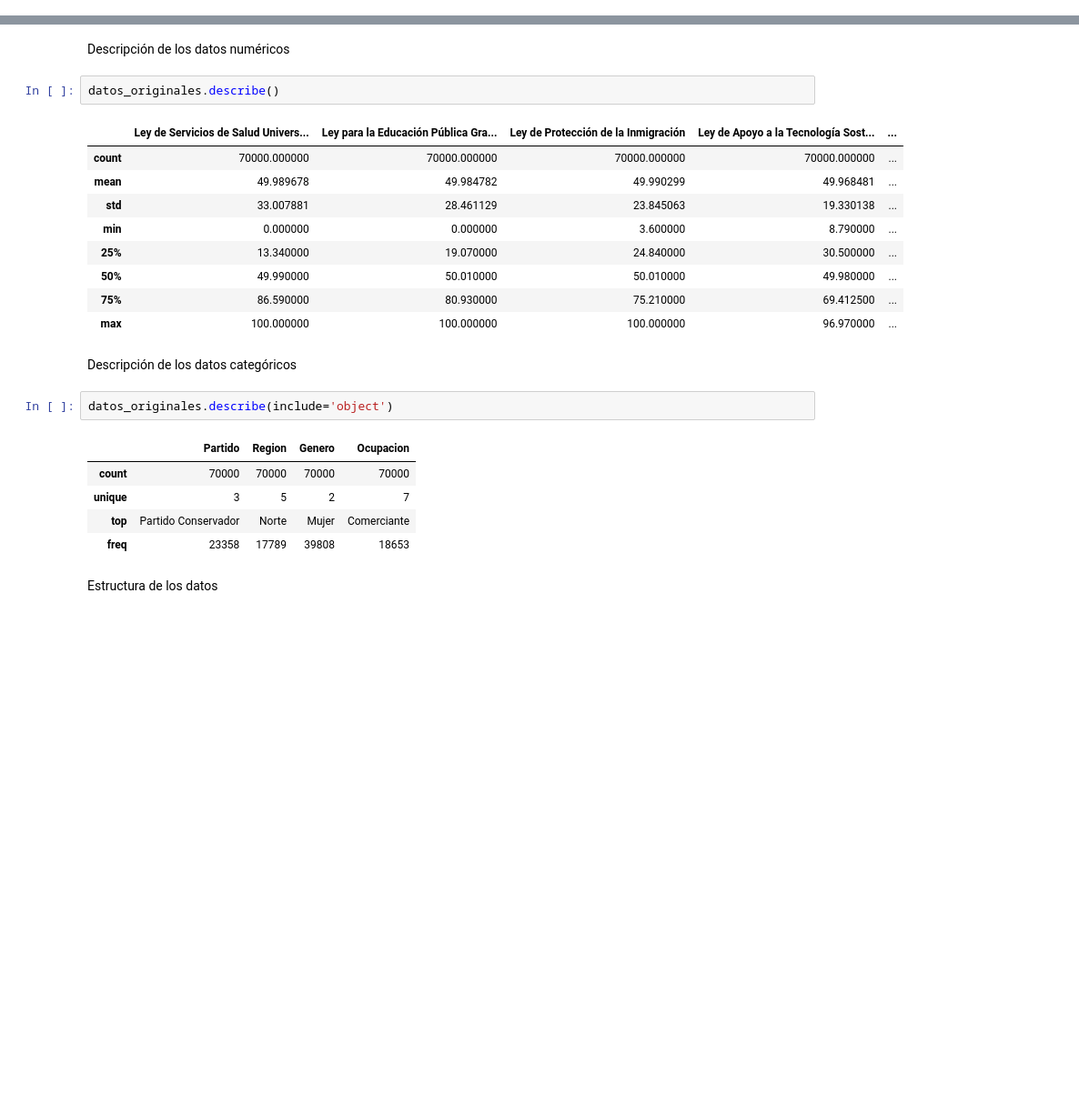
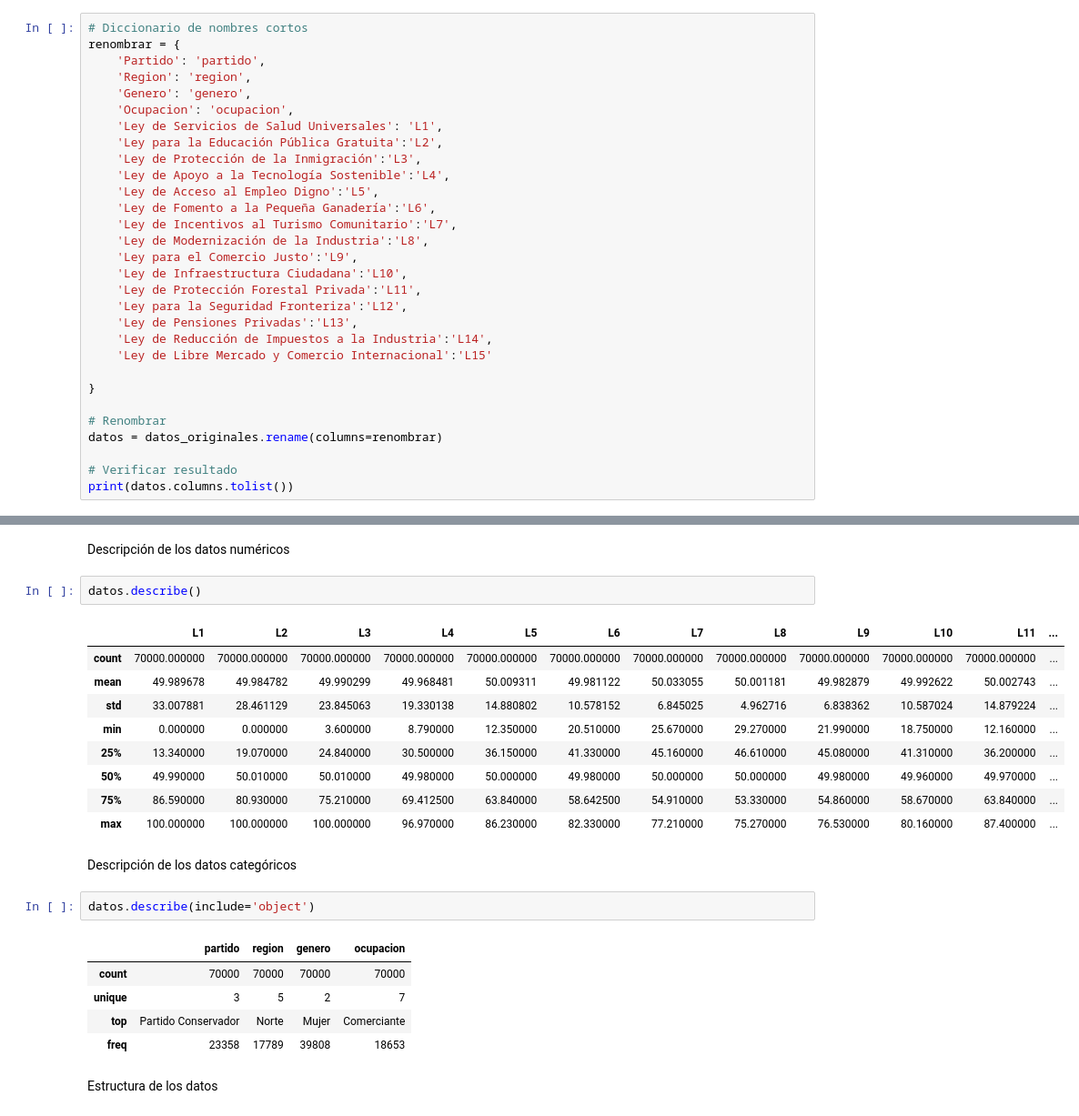
Before and after one commit to rpizarrog/machine_learning_r_python_casos_de_estudio, a Jupyter notebook: notebook_Python/UMAP_datos_de_política.ipynb, the cells around one changed output, grey strips where cells are left out. Shown at 91% size. Saved outputs shown, nothing was run; the diff lists cells and outputs as text; blank space fills up the shorter version.

```diff
--- a/notebook_Python/UMAP_datos_de_política.ipynb
+++ b/notebook_Python/UMAP_datos_de_política.ipynb
@@ -267,0 +545,30 @@ datos_originales
+# %%
+# Diccionario de nombres cortos
+renombrar = {
+    'Partido': 'partido',
+    'Region': 'region',
+    'Genero': 'genero',
+    'Ocupacion': 'ocupacion',
+    'Ley de Servicios de Salud Universales': 'L1',
+    'Ley para la Educación Pública Gratuita':'L2',
+    'Ley de Protección de la Inmigración':'L3',
+    'Ley de Apoyo a la Tecnología Sostenible':'L4',
+    'Ley de Acceso al Empleo Digno':'L5',
+    'Ley de Fomento a la Pequeña Ganadería':'L6',
+    'Ley de Incentivos al Turismo Comunitario':'L7',
+    'Ley de Modernización de la Industria':'L8',
+    'Ley para el Comercio Justo':'L9',
+    'Ley de Infraestructura Ciudadana':'L10',
+    'Ley de Protección Forestal Privada':'L11',
+    'Ley para la Seguridad Fronteriza':'L12',
+    'Ley de Pensiones Privadas':'L13',
+    'Ley de Reducción de Impuestos a la Industria':'L14',
+    'Ley de Libre Mercado y Comercio Internacional':'L15'
+
+}
+
+# Renombrar
+datos = datos_originales.rename(columns=renombrar)
+
+# Verificar resultado
+print(datos.columns.tolist())
@@ -270,23 +633,23 @@ datos_originales
 # %% [markdown]
 Descripción de los datos numéricos
 # %%
-datos_originales.describe()
+datos.describe()
 # %% [output]
-|  | Ley de Servicios de Salud Univers... | Ley para la Educación Pública Gra... | Ley de Protección de la Inmigración | Ley de Apoyo a la Tecnología Sost... | ... |
-| count | 70000.000000 | 70000.000000 | 70000.000000 | 70000.000000 | ... |
-| mean | 49.989678 | 49.984782 | 49.990299 | 49.968481 | ... |
-| std | 33.007881 | 28.461129 | 23.845063 | 19.330138 | ... |
-| min | 0.000000 | 0.000000 | 3.600000 | 8.790000 | ... |
-| 25% | 13.340000 | 19.070000 | 24.840000 | 30.500000 | ... |
-| 50% | 49.990000 | 50.010000 | 50.010000 | 49.980000 | ... |
-| 75% | 86.590000 | 80.930000 | 75.210000 | 69.412500 | ... |
-| max | 100.000000 | 100.000000 | 100.000000 | 96.970000 | ... |
+|  | L1 | L2 | L3 | L4 | L5 | L6 | L7 | L8 | L9 | L10 | L11 | ... |
+| count | 70000.000000 | 70000.000000 | 70000.000000 | 70000.000000 | 70000.000000 | 70000.000000 | 70000.000000 | 70000.000000 | 70000.000000 | 70000.000000 | 70000.000000 | ... |
+| mean | 49.989678 | 49.984782 | 49.990299 | 49.968481 | 50.009311 | 49.981122 | 50.033055 | 50.001181 | 49.982879 | 49.992622 | 50.002743 | ... |
+| std | 33.007881 | 28.461129 | 23.845063 | 19.330138 | 14.880802 | 10.578152 | 6.845025 | 4.962716 | 6.838362 | 10.587024 | 14.879224 | ... |
+| min | 0.000000 | 0.000000 | 3.600000 | 8.790000 | 12.350000 | 20.510000 | 25.670000 | 29.270000 | 21.990000 | 18.750000 | 12.160000 | ... |
+| 25% | 13.340000 | 19.070000 | 24.840000 | 30.500000 | 36.150000 | 41.330000 | 45.160000 | 46.610000 | 45.080000 | 41.310000 | 36.200000 | ... |
+| 50% | 49.990000 | 50.010000 | 50.010000 | 49.980000 | 50.000000 | 49.980000 | 50.000000 | 50.000000 | 49.980000 | 49.960000 | 49.970000 | ... |
+| 75% | 86.590000 | 80.930000 | 75.210000 | 69.412500 | 63.840000 | 58.642500 | 54.910000 | 53.330000 | 54.860000 | 58.670000 | 63.840000 | ... |
+| max | 100.000000 | 100.000000 | 100.000000 | 96.970000 | 86.230000 | 82.330000 | 77.210000 | 75.270000 | 76.530000 | 80.160000 | 87.400000 | ... |
 # %% [markdown]
 Descripción de los datos categóricos
 # %%
-datos_originales.describe(include='object')
+datos.describe(include='object')
 # %% [output]
-|  | Partido | Region | Genero | Ocupacion |
+|  | partido | region | genero | ocupacion |
 | count | 70000 | 70000 | 70000 | 70000 |
 | unique | 3 | 5 | 2 | 7 |
 | top | Partido Conservador | Norte | Mujer | Comerciante |
```
Also changed, not shown: parts of 15 cells of this notebook.
